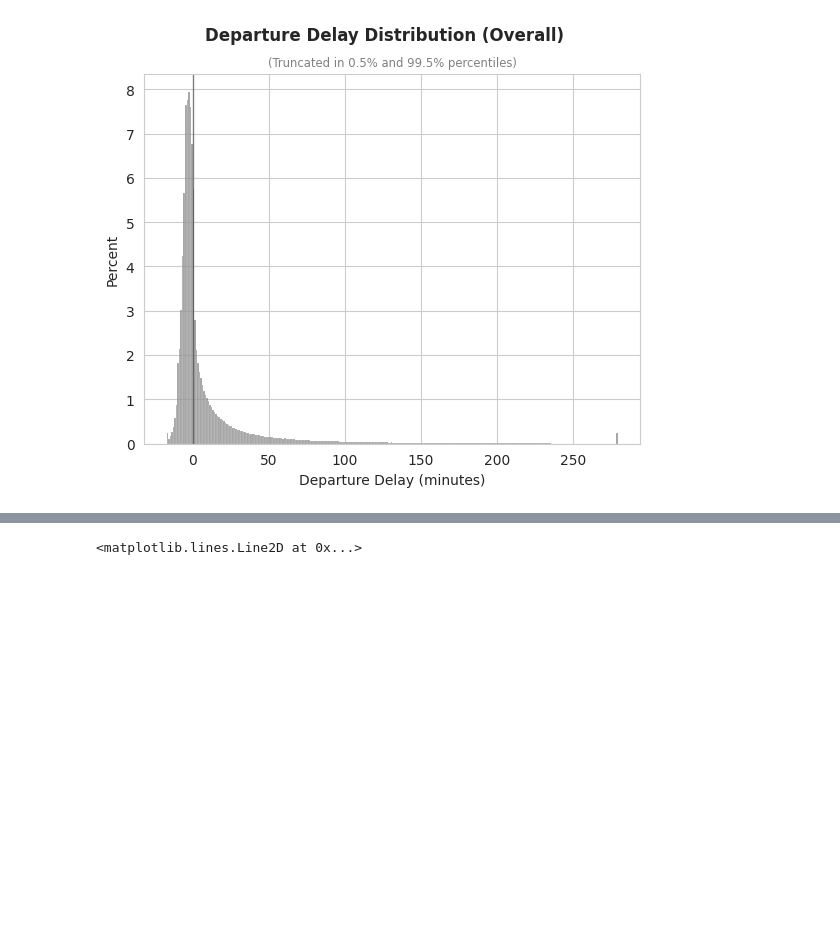
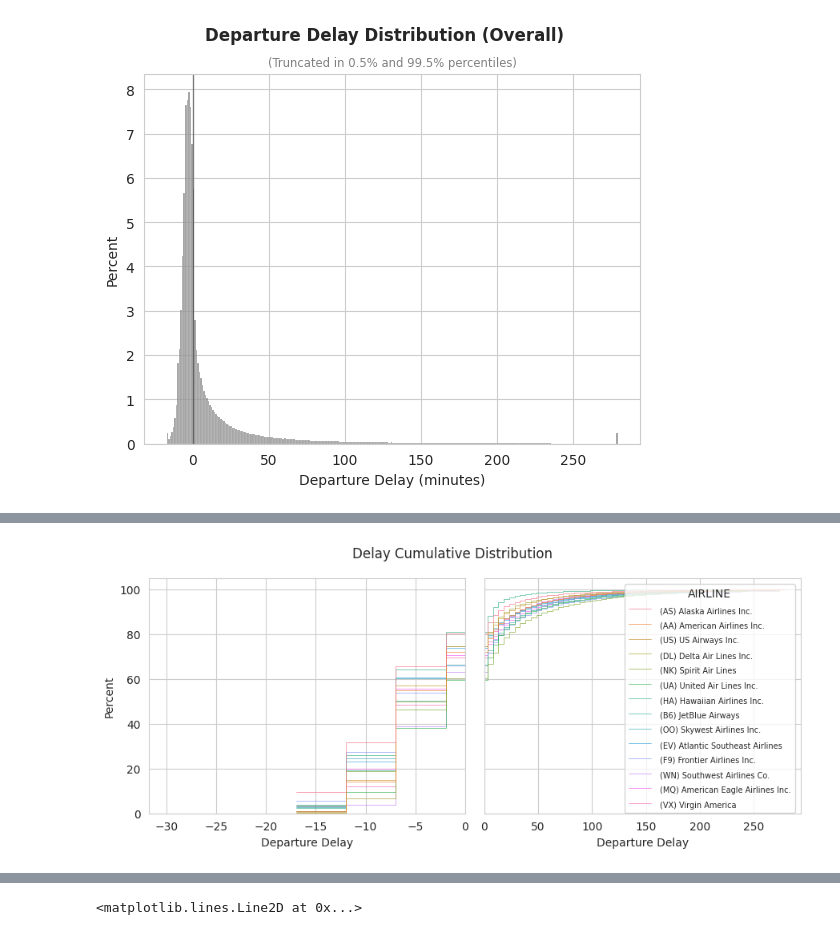
Before and after one commit to bmorbin/flights-delay, a Jupyter notebook: Cópia_de_D&N_Teste_de_Conhecimentos_em_Dados.ipynb, the cells around one changed output, grey strips where cells are left out. Drawn from its saved outputs; the diff is of its cells as text; code cells hidden in the pictures; blank space fills up the shorter version.

```diff
--- a/Cópia_de_D&N_Teste_de_Conhecimentos_em_Dados.ipynb
+++ b/Cópia_de_D&N_Teste_de_Conhecimentos_em_Dados.ipynb
@@ -963,0 +968,44 @@ for i, airline in enumerate(airlines_name):
+# %%
+fig, (axe_neg, axe_pos) = plt.subplots(1,2, figsize=(9,4), sharey=True)
+
+p1 = sns.histplot(tab_delays_airline.dropna(subset=['DEPARTURE_DELAYtrunc']),
+             x="DEPARTURE_DELAYtrunc",
+             hue="AIRLINE",
+             stat="percent",
+             common_norm=False,
+             element="step",
+             fill=False,
+             cumulative=True,
+             alpha=0.9,
+             ax=axe_neg,
+             linewidth=0.5,
+             legend=False,
+             binwidth=5
+             ).set(xlabel='Departure Delay', ylabel='Percent')
+
+p2 = sns.histplot(tab_delays_airline.dropna(subset=['DEPARTURE_DELAYtrunc']),
+             x="DEPARTURE_DELAYtrunc",
+             hue="AIRLINE",
+             stat="percent",
+             common_norm=False,
+             element="step",
+             fill=False,
+             cumulative=True,
+             alpha=0.9,
+             ax=axe_pos,
+             linewidth=0.5,
+             binwidth=5
+             )
+
+plt.setp(p2.get_legend().get_texts(), fontsize='7')
+p2.set(xlabel='Departure Delay', ylabel='Percent')
+
+plt.suptitle(f'Delay Cumulative Distribution')
+axe_neg.set_xlim(right=0)
+axe_pos.set_xlim(left=0)
+
+plt.rcParams["font.size"] = "10"
+fig.tight_layout()
+fig.show()
+# %% [output]
+[figure, added]
```
Also changed, not shown: parts of 17 cells of this notebook.
